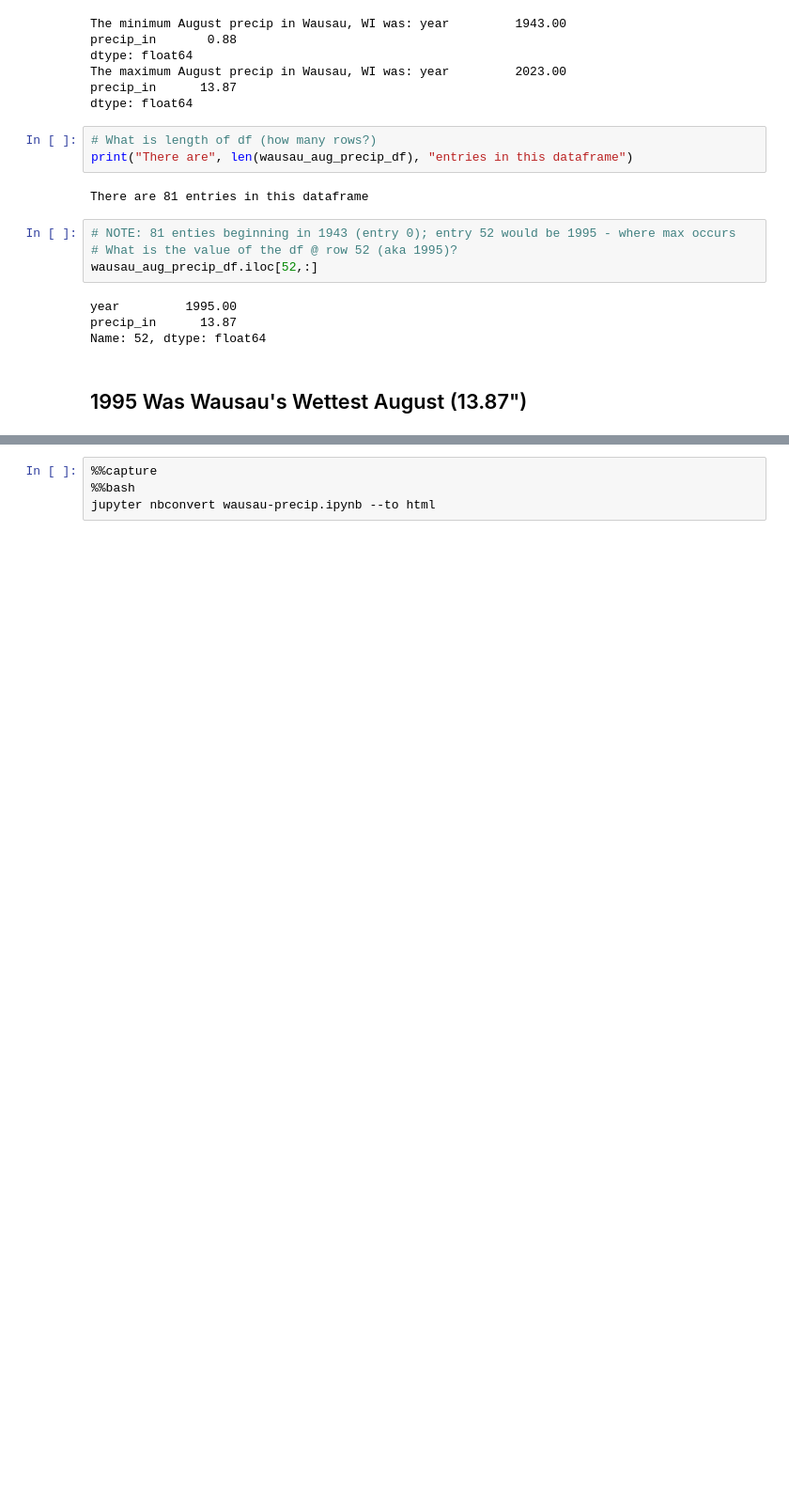
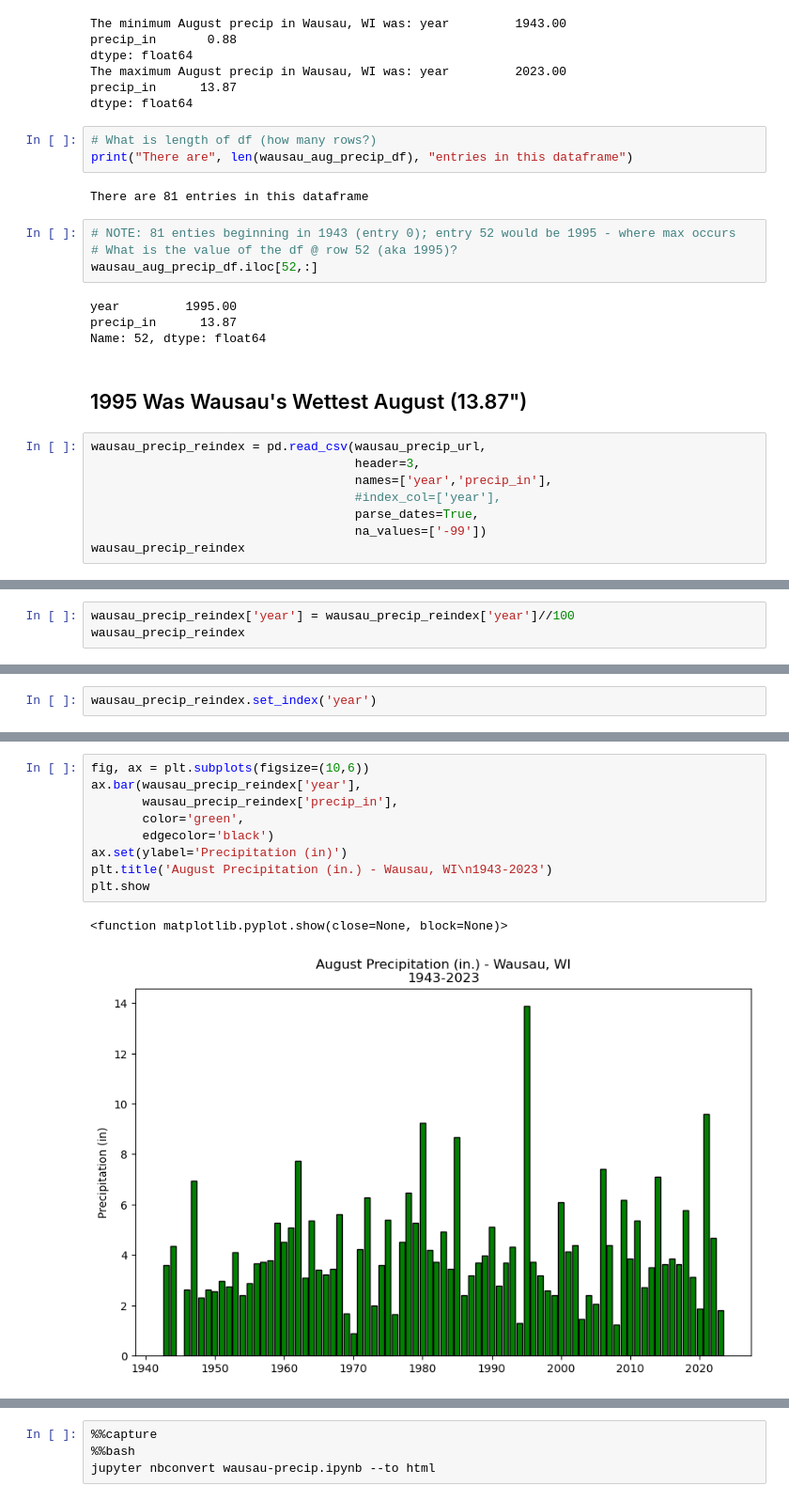
Before and after one commit to nquarder/nquarder.github.io, a Jupyter notebook: notebooks/wausau-precip.ipynb, the cells around one changed output, grey strips where cells are left out. Shown at 94% size. Drawn from its saved outputs; the diff is of its cells as text; blank space fills up the shorter version.

Commit message:
add wausau precip plot

```diff
--- a/notebooks/wausau-precip.ipynb
+++ b/notebooks/wausau-precip.ipynb
@@ -98,3 +95,11 @@ precip_in      13.87
 Name: 52, dtype: float64
 # %% [markdown]
 ## 1995 Was Wausau's Wettest August (13.87")
+# %%
+wausau_precip_reindex = pd.read_csv(wausau_precip_url,
+                                    header=3,
+                                    names=['year','precip_in'],
+                                    #index_col=['year'],
+                                    parse_dates=True,
+                                    na_values=['-99'])
+wausau_precip_reindex
@@ -100,0 +120,3 @@ Name: 52, dtype: float64
+# %%
+wausau_precip_reindex['year'] = wausau_precip_reindex['year']//100
+wausau_precip_reindex
@@ -100,0 +137,2 @@ Name: 52, dtype: float64
+# %%
+wausau_precip_reindex.set_index('year')
@@ -101,3 +154,15 @@ Name: 52, dtype: float64
+# %%
+fig, ax = plt.subplots(figsize=(10,6))
+ax.bar(wausau_precip_reindex['year'],
+       wausau_precip_reindex['precip_in'],
+       color='green',
+       edgecolor='black')
+ax.set(ylabel='Precipitation (in)')
+plt.title('August Precipitation (in.) - Wausau, WI\n1943-2023')
+plt.show
+# %% [output]
+<function matplotlib.pyplot.show(close=None, block=None)>
+[figure, added]
 # %%
 
 
```
Also changed, not shown: parts of 6 cells of this notebook, 3 other files.
